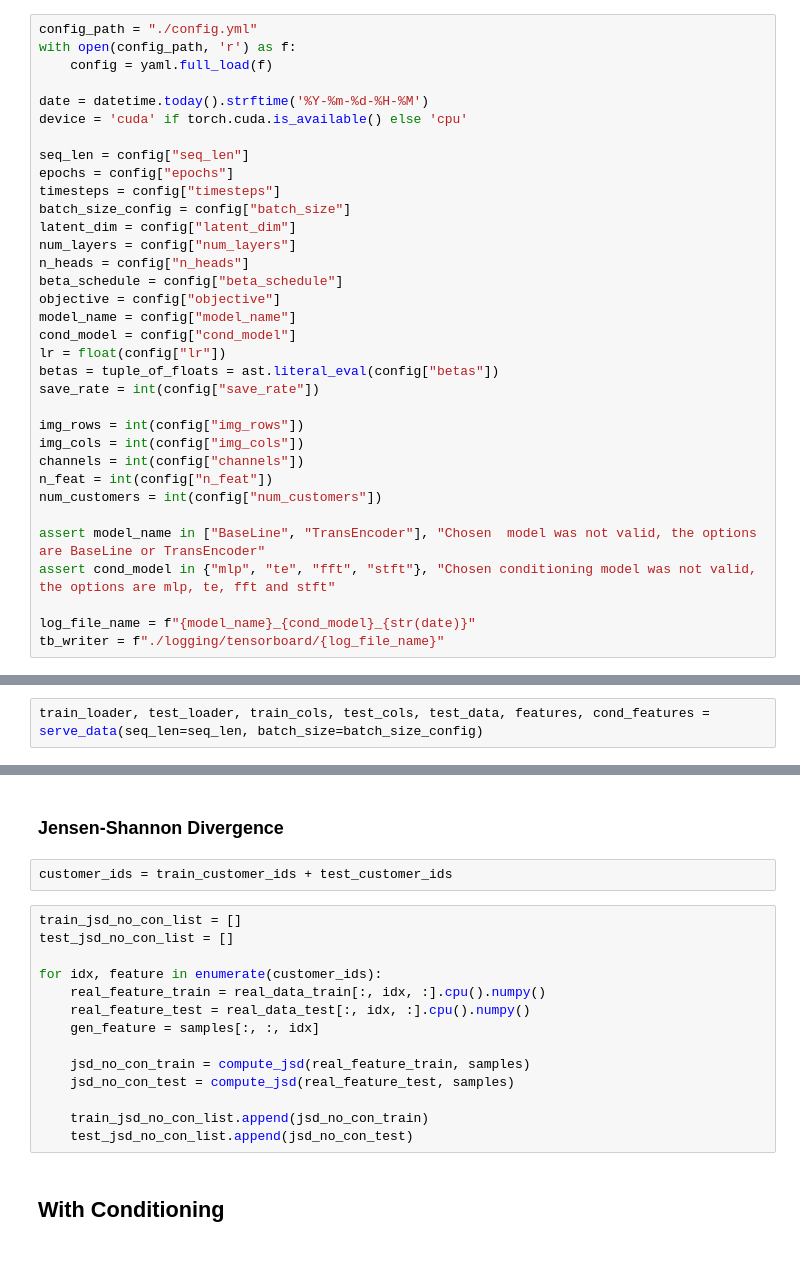
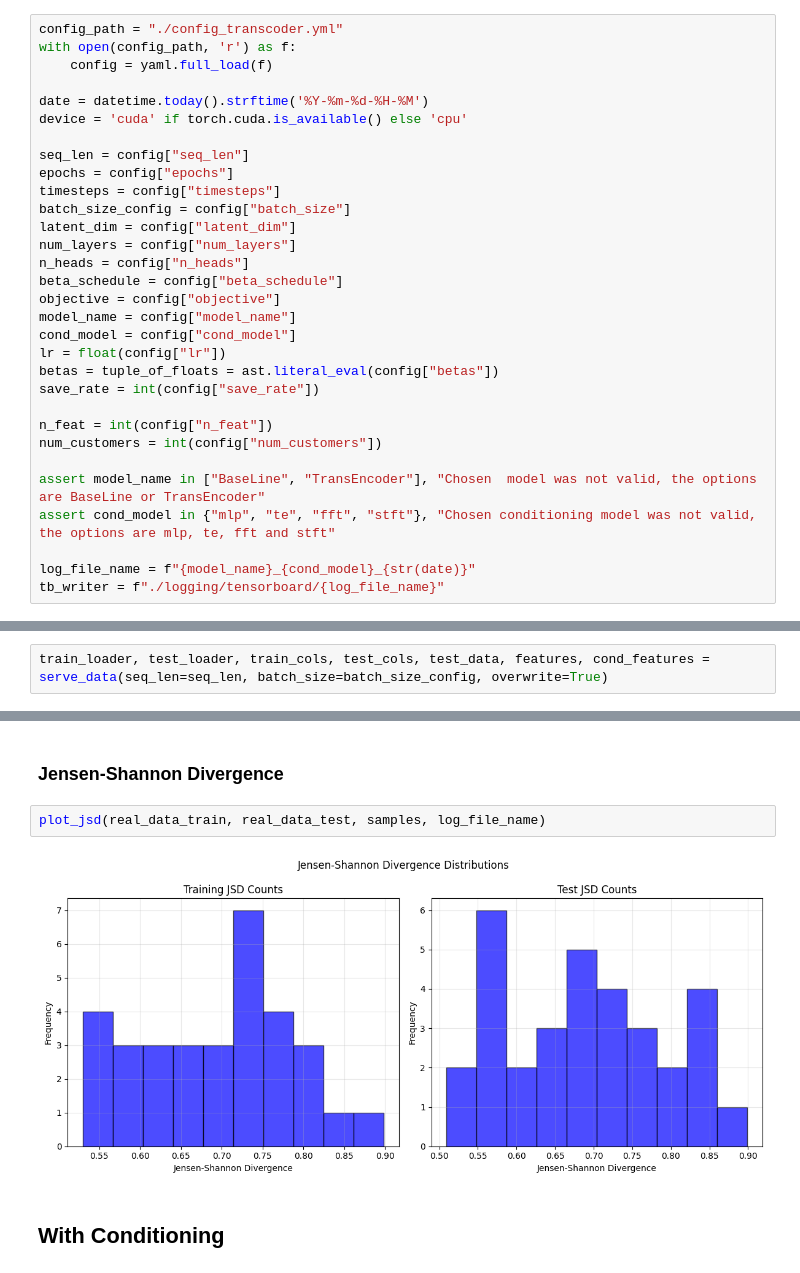
Before and after one commit to 4rn3/Thesis, a Jupyter notebook: src/main.ipynb, the cells around one changed output, grey strips where cells are left out. Cells and saved outputs as stored; diff of their text form.

Commit message:
Change JSD to plot all customers

```diff
--- a/src/main.ipynb
+++ b/src/main.ipynb
@@ -36,7 +36,7 @@ if torch.cuda.is_available():
 # %% [markdown]
 # Parameters
 # %%
-config_path = "./config.yml"
+config_path = "./config_transcoder.yml"
 with open(config_path, 'r') as f:
     config = yaml.full_load(f)
 
@@ -58,9 +58,6 @@ lr = float(config["lr"])
 betas = tuple_of_floats = ast.literal_eval(config["betas"])
 save_rate = int(config["save_rate"])
 
-img_rows = int(config["img_rows"])
-img_cols = int(config["img_cols"])
-channels = int(config["channels"])
 n_feat = int(config["n_feat"])
 num_customers = int(config["num_customers"])
 
@@ -74,4 +69,4 @@ cond_model
 # %% [markdown]
 # Data
 # %%
-train_loader, test_loader, train_cols, test_cols, test_data, features, cond_features = serve_data(seq_len=seq_len, batch_size=batch_size_config)
+train_loader, test_loader, train_cols, test_cols, test_data, features, cond_features = serve_data(seq_len=seq_len, batch_size=batch_size_config, overwrite=True)
@@ -194,20 +220,8 @@ for idx, feature in enumerate(test_customer_ids):
 # %% [markdown]
 ### Jensen-Shannon Divergence
-# %%
-customer_ids = train_customer_ids + test_customer_ids
-# %%
-train_jsd_no_con_list = []
-test_jsd_no_con_list = []
-
-for idx, feature in enumerate(customer_ids):
-    real_feature_train = real_data_train[:, idx, :].cpu().numpy()
-    real_feature_test = real_data_test[:, idx, :].cpu().numpy()
-    gen_feature = samples[:, :, idx]
-
-    jsd_no_con_train = compute_jsd(real_feature_train, samples)
-    jsd_no_con_test = compute_jsd(real_feature_test, samples)
-
-    train_jsd_no_con_list.append(jsd_no_con_train)
-    test_jsd_no_con_list.append(jsd_no_con_test)
+# %%
+plot_jsd(real_data_train, real_data_test, samples, log_file_name)
+# %% [output]
+[figure, added]
 # %% [markdown]
 ## With Conditioning
```
Also changed, not shown: parts of 23 cells of this notebook, 1 other file.
